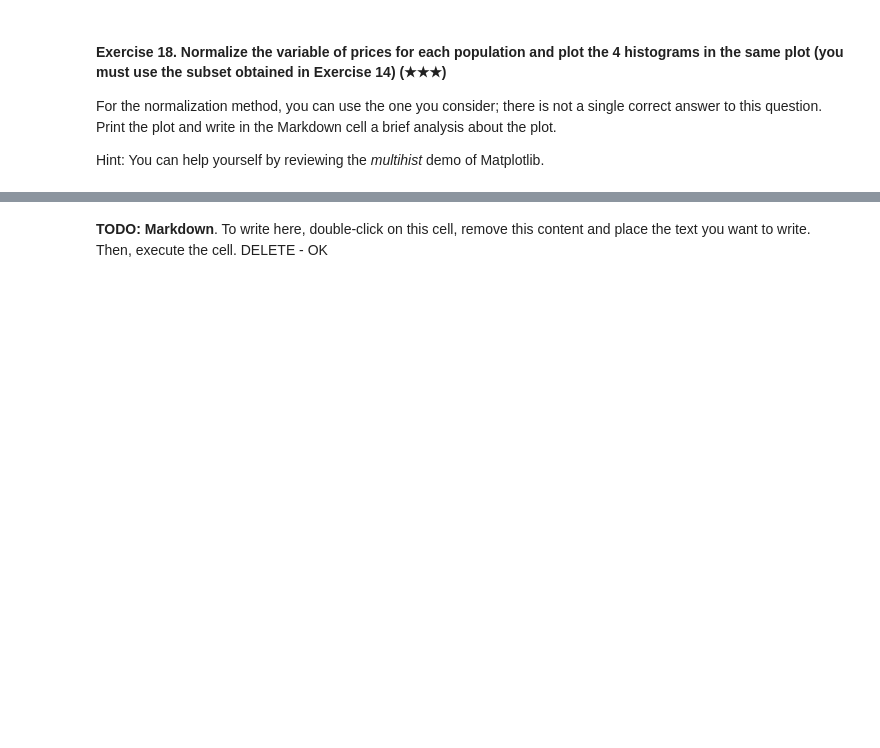
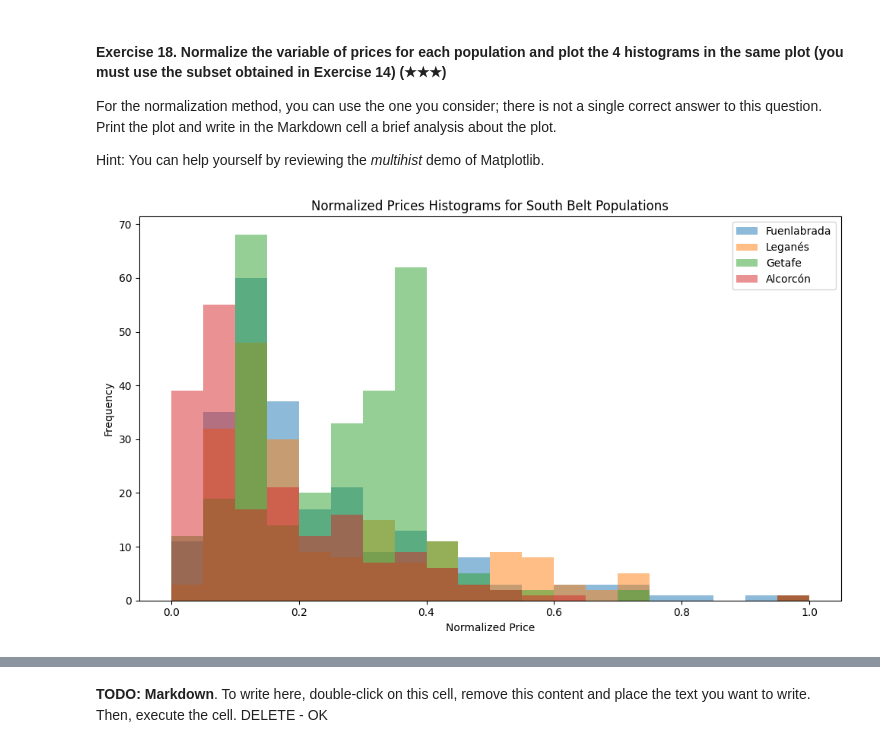
Before and after one commit to KALGonzalez/realestate-datacleanup-exercise, a Jupyter notebook: project.ipynb, the cells around one changed output, grey strips where cells are left out. Cells and saved outputs as stored; diff of their text form; code cells hidden in the pictures; blank space fills up the shorter version.

```diff
--- a/project.ipynb
+++ b/project.ipynb
@@ -654,67 +664,49 @@ Hint: You can help yourself by reviewing the *multihist* demo of Matplotlib.
 # %%
 # TODO
 
-1: Cargar el subconjunto de datos
-
 import pandas as pd
 import matplotlib.pyplot as plt
+from sklearn.preprocessing import MinMaxScaler
 
-# Cargar el conjunto de datos (suponiendo que está en formato CSV)
-df = pd.read_csv('datos_precios.csv')
+# Load the dataset
+df = pd.read_csv('assets/real_estate.csv', sep=';')
 
-# Definir las poblaciones del cinturón sur de Madrid
-poblaciones_cinturon_sur = ["Fuenlabrada", "Leganés", "Getafe", "Alcorcón"]
+# Define the list of populations in the south belt of Madrid
+south_belt_populations = ["Fuenlabrada", "Leganés", "Getafe", "Alcorcón"]
 
-# Crear un subconjunto filtrando por las poblaciones del cinturón sur
-df_cinturon_sur = df[df['nivel 5'].isin(poblaciones_cinturon_sur)]
+# Filter the DataFrame for the specified populations
+south_belt_df = df[df['level5'].isin(south_belt_populations)]
 
+# Initialize MinMaxScaler
+scaler = MinMaxScaler()
 
-Paso 2: Normalizar la variable de precios
+# Create a figure and axis for plotting
+fig, ax = plt.subplots(figsize=(10, 6))
 
-# Inicializar un diccionario para almacenar las series normalizadas por población
-precios_normalizados = {}
+# Iterate over each population
+for population in south_belt_populations:
+    # Filter data for the current population
+    population_data = south_belt_df[south_belt_df['level5'] == population]
 
-# Iterar sobre cada población del cinturón sur
-for poblacion in poblaciones_cinturon_sur:
-    # Filtrar las casas de la población actual
-    df_poblacion = df_cinturon_sur[df_cinturon_sur['nivel 5'] == poblacion]
+    # Extract prices and reshape for scaler
+    prices = population_data['price'].values.reshape(-1, 1)
 
-    # Obtener los precios de la población actual
-    precios = df_poblacion['Precio']
+    # Fit and transform the prices using MinMaxScaler
+    normalized_prices = scaler.fit_transform(prices)
 
-    # Normalizar los precios dividiendo por el máximo precio en la población actual
-    max_precio = precios.max()
-    precios_normalizados[poblacion] = precios / max_precio
+    # Plot histogram of normalized prices
+    ax.hist(normalized_prices, bins=20, alpha=0.5, label=population)
 
+# Add labels and title
+ax.set_title('Normalized Prices Histograms for South Belt Populations')
+ax.set_xlabel('Normalized Price')
+ax.set_ylabel('Frequency')
 
-3: Crear el gráfico de histogramas
+# Add legend
+ax.legend()
 
-# Configurar el tamaño del gráfico
-plt.figure(figsize=(10, 6))
-
-# Configurar los bins para los histogramas
-bins = 30
-
-# Iterar sobre las poblaciones y dibujar los histogramas
-for poblacion, precios_norm in precios_normalizados.items():
-    plt.hist(precios_norm, bins=bins, alpha=0.5, label=poblacion)
-
-# Configurar etiquetas y título
-plt.xlabel('Precio Normalizado')
-plt.ylabel('Frecuencia')
-plt.title('Histogramas de Precios Normalizados por Población')
-plt.legend()
-
-# Mostrar el gráfico
+# Show plot
 plt.tight_layout()
 plt.show()
-
-
-Análisis del Gráfico:
-Interpretación de los Histogramas: Cada histograma muestra la distribución de los precios normalizados para una población específica del "cinturón sur" de Madrid. La normalización nos permite comparar la forma y la dispersión de las distribuciones de precios relativas entre las diferentes poblaciones.
-
-Dispersión y Centralidad: Observamos cómo varían los precios normalizados dentro de cada población. Poblaciones con una dispersión más amplia pueden tener una mayor variabilidad en los precios de la vivienda.
-
-Comparación entre Poblaciones: La superposición de los histogramas nos permite comparar visualmente las distribuciones de precios normalizados entre las poblaciones seleccionadas. Podemos identificar si hay alguna población que tienda a tener precios de vivienda más altos o más bajos en relación con las demás.
-
-Este análisis visual proporciona insights sobre cómo se distribuyen los precios de la vivienda en diferentes áreas del "cinturón sur" de Madrid después de normalizarlos para comparar de manera equitativa.
+# %% [output]
+[figure, added]
```
Also changed, not shown: parts of 18 cells of this notebook.
